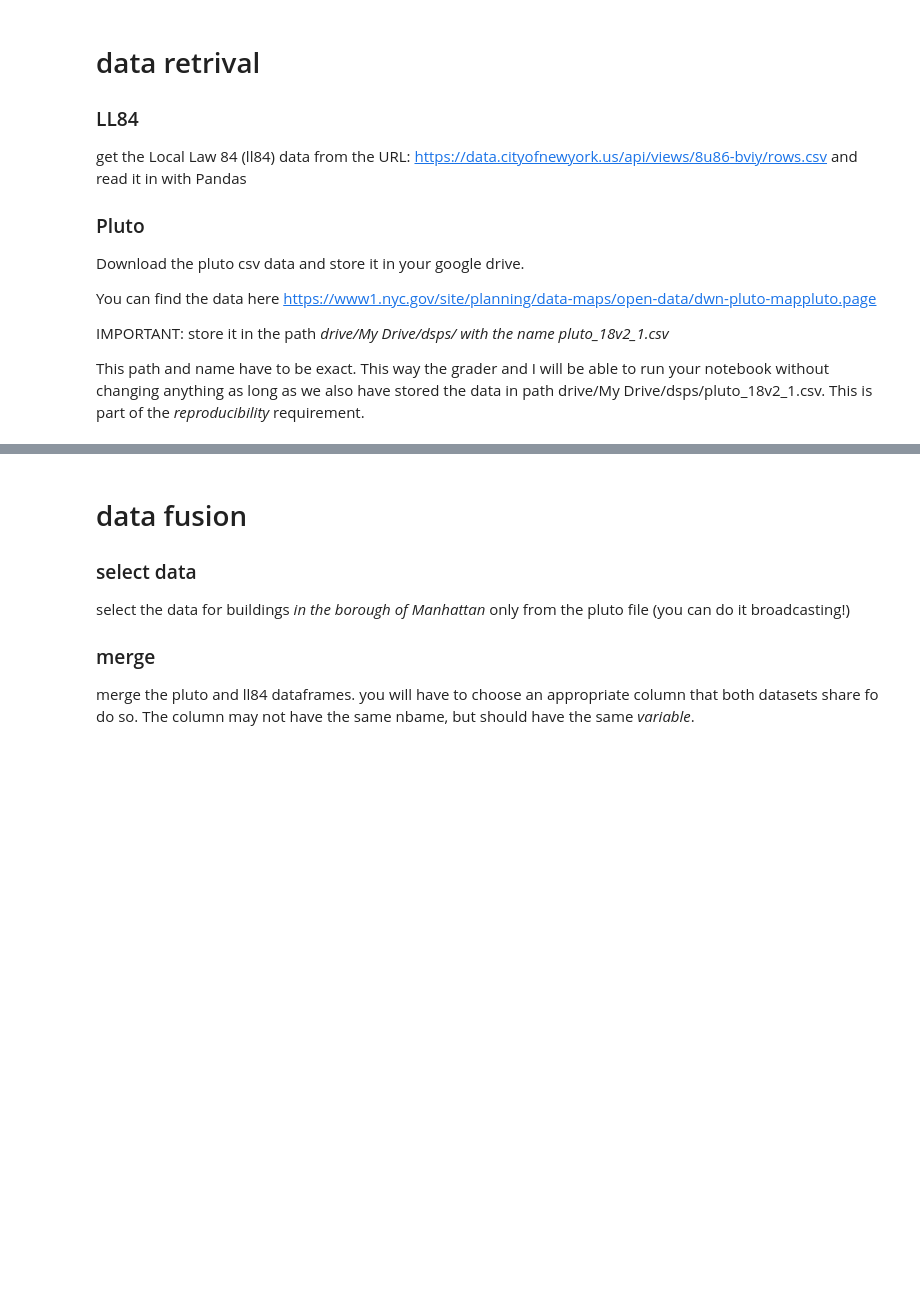
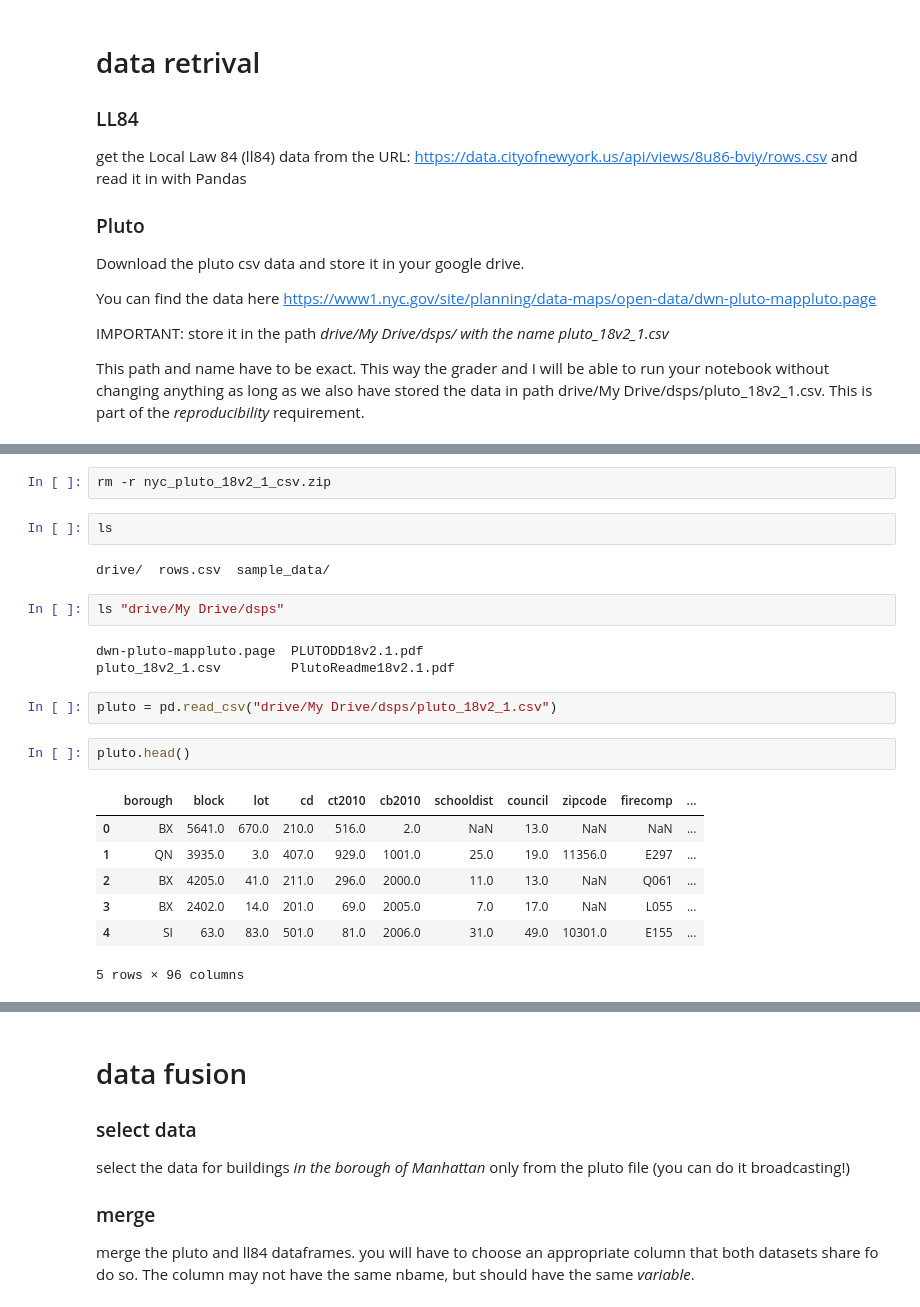
Before and after one commit to narayan-paudel/DSPS_EPAUDEL, a Jupyter notebook: HW5_ePaudel/BuildingsEnergyOwners.ipynb, the cells around one changed output, grey strips where cells are left out. Saved outputs shown, nothing was run; the diff lists cells and outputs as text; blank space fills up the shorter version.

```diff
--- a/HW5_ePaudel/BuildingsEnergyOwners.ipynb
+++ b/HW5_ePaudel/BuildingsEnergyOwners.ipynb
@@ -33,0 +80,23 @@ This path and name have to be exact. This way the grader and I will be able to r
+# %%
+rm -r nyc_pluto_18v2_1_csv.zip
+# %%
+ls
+# %% [output]
+drive/  rows.csv  sample_data/
+# %%
+ls "drive/My Drive/dsps"
+# %% [output]
+dwn-pluto-mappluto.page  PLUTODD18v2.1.pdf
+pluto_18v2_1.csv         PlutoReadme18v2.1.pdf
+# %%
+pluto = pd.read_csv("drive/My Drive/dsps/pluto_18v2_1.csv")
+# %%
+pluto.head()
+# %% [output]
+|  | borough | block | lot | cd | ct2010 | cb2010 | schooldist | council | zipcode | firecomp | ... |
+| 0 | BX | 5641.0 | 670.0 | 210.0 | 516.0 | 2.0 | NaN | 13.0 | NaN | NaN | ... |
+| 1 | QN | 3935.0 | 3.0 | 407.0 | 929.0 | 1001.0 | 25.0 | 19.0 | 11356.0 | E297 | ... |
+| 2 | BX | 4205.0 | 41.0 | 211.0 | 296.0 | 2000.0 | 11.0 | 13.0 | NaN | Q061 | ... |
+| 3 | BX | 2402.0 | 14.0 | 201.0 | 69.0 | 2005.0 | 7.0 | 17.0 | NaN | L055 | ... |
+| 4 | SI | 63.0 | 83.0 | 501.0 | 81.0 | 2006.0 | 31.0 | 49.0 | 10301.0 | E155 | ... |
+5 rows × 96 columns
```
Also changed, not shown: parts of 30 cells of this notebook.
